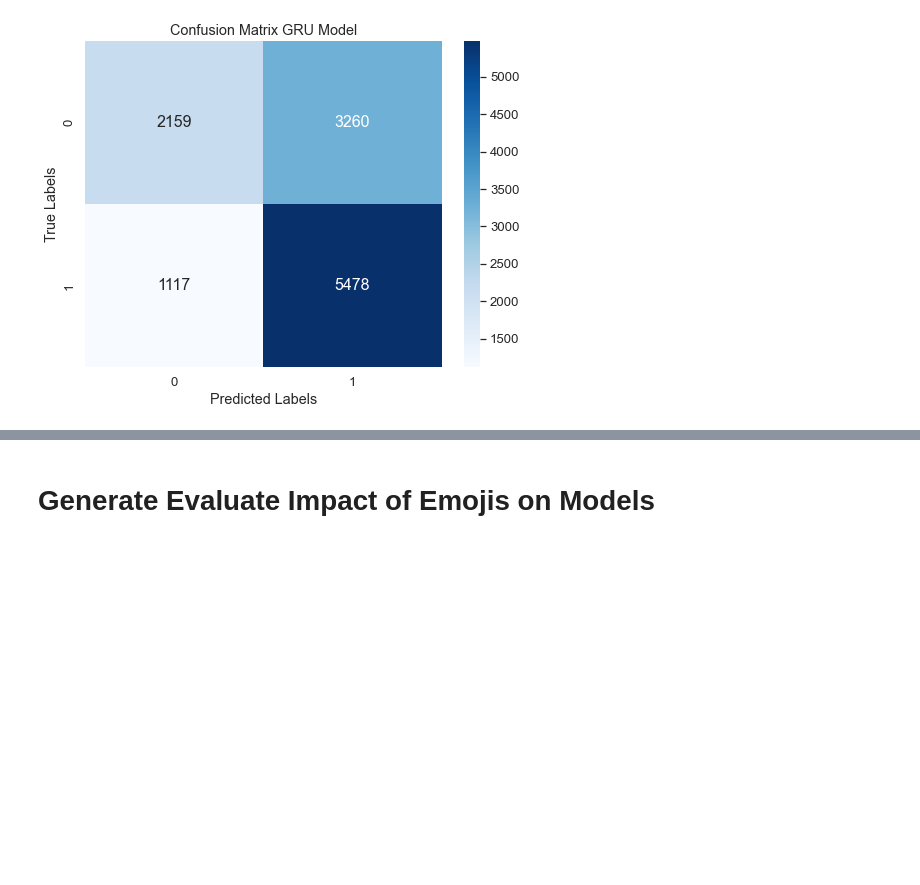
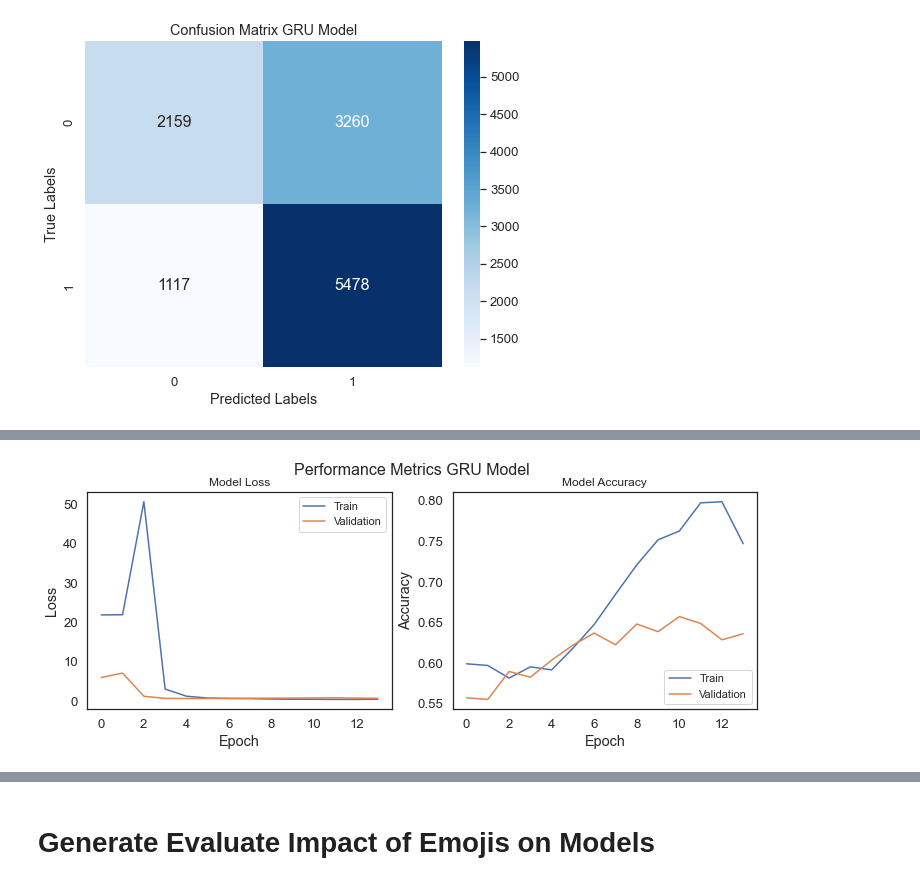
Before and after one commit to sba22224/Capstone_SBA22224, a Jupyter notebook: Code_Notebooks/Sarcasm Detection Model.ipynb, the cells around one changed output, grey strips where cells are left out. Cells and saved outputs as stored; diff of their text form; code cells hidden in the pictures; blank space fills up the shorter version.

```diff
--- a/Code_Notebooks/Sarcasm Detection Model.ipynb
+++ b/Code_Notebooks/Sarcasm Detection Model.ipynb
@@ -7776,25 +7814,27 @@ plt.show()
 # %%
 # Create a figure with two subplots
 fig, (ax1, ax2) = plt.subplots(1, 2, figsize=(12, 4))
-
+sns.set(style="white", rc={"axes.grid": False})
 # Plot training & validation loss values
 ax1.plot(model_history.history['loss'])
 ax1.plot(model_history.history['val_loss'])
 ax1.set_title('Model Loss')
 ax1.set_xlabel('Epoch')
 ax1.set_ylabel('Loss')
 ax1.legend(['Train', 'Validation'], loc='upper right')
 
 # Plot training & validation accuracy values
 ax2.plot(model_history.history['accuracy'])
 ax2.plot(model_history.history['val_accuracy'])
 ax2.set_title('Model Accuracy')
 ax2.set_xlabel('Epoch')
 ax2.set_ylabel('Accuracy')
 ax2.legend(['Train', 'Validation'], loc='lower right')
 
 # Set an overall title for the figure
 fig.suptitle('Performance Metrics GRU Model', fontsize=16)
 
 # Show the figure
 plt.show()
+# %% [output]
+[figure, added]
```
Also changed, not shown: parts of 28 cells of this notebook.
